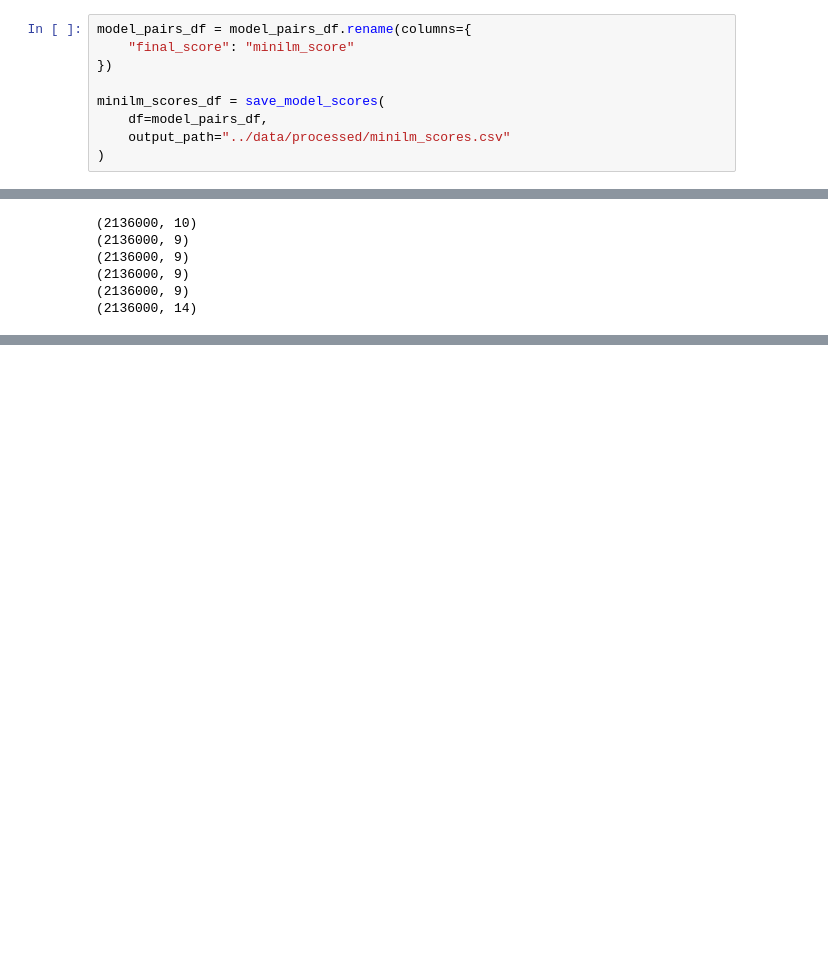
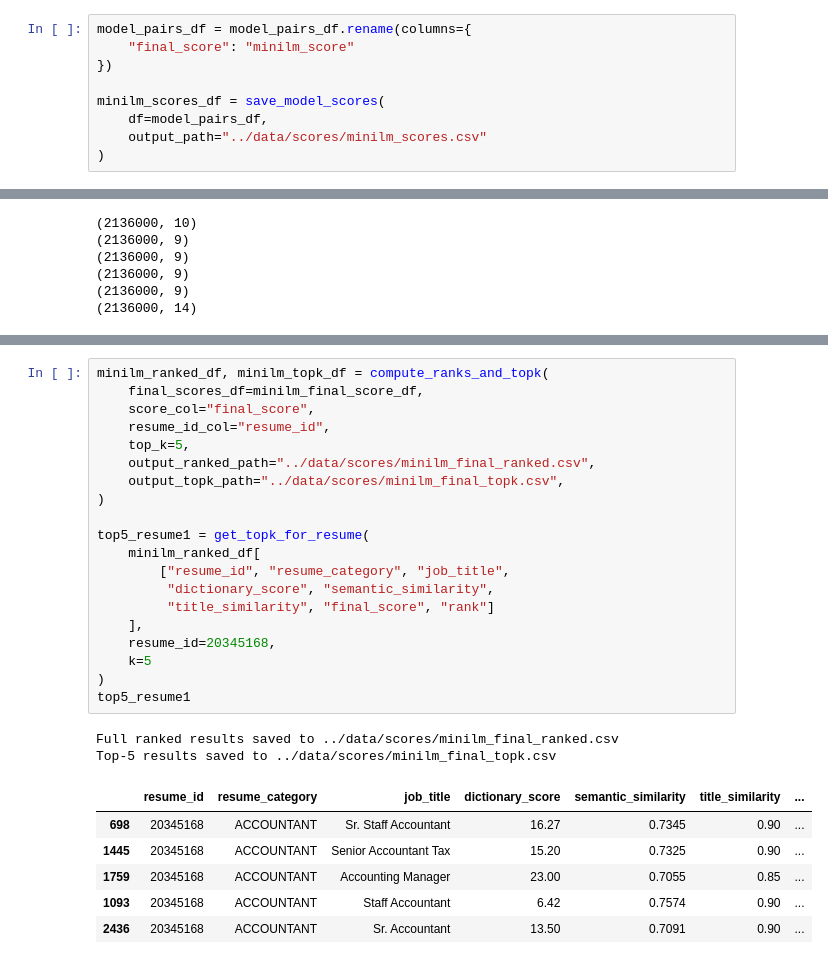
Before and after one commit to yukkigu/resume-job-matcher, a Jupyter notebook: notebooks/score.ipynb, the cells around one changed output, grey strips where cells are left out. Cells and saved outputs as stored; diff of their text form; blank space fills up the shorter version.

```diff
--- a/notebooks/score.ipynb
+++ b/notebooks/score.ipynb
@@ -145,6 +151,6 @@ model_pairs_df = model_pairs_df.rename(columns={
 
 minilm_scores_df = save_model_scores(
     df=model_pairs_df,
-    output_path="../data/processed/minilm_scores.csv"
+    output_path="../data/scores/minilm_scores.csv"
 )
 # %% [output]
@@ -379,3 +398,32 @@ Top-5 results saved to ../data/processed/final_topk.csv
 | 1759 | 20345168 | ACCOUNTANT | Accounting Manager | 23.00 | 0.7845 | 0.85 | ... |
 | 1445 | 20345168 | ACCOUNTANT | Senior Accountant Tax | 15.20 | 0.7919 | 0.90 | ... |
 | 1188 | 20345168 | ACCOUNTANT | Property Accounting Supervisor | 21.36 | 0.7739 | 0.85 | ... |
+# %%
+minilm_ranked_df, minilm_topk_df = compute_ranks_and_topk(
+    final_scores_df=minilm_final_score_df,
+    score_col="final_score",
+    resume_id_col="resume_id",
+    top_k=5,
+    output_ranked_path="../data/scores/minilm_final_ranked.csv",
+    output_topk_path="../data/scores/minilm_final_topk.csv",
+)
+
+top5_resume1 = get_topk_for_resume(
+    minilm_ranked_df[
+        ["resume_id", "resume_category", "job_title",
+         "dictionary_score", "semantic_similarity",
+         "title_similarity", "final_score", "rank"]
+    ],
+    resume_id=20345168,
+    k=5
+)
+top5_resume1
+# %% [output]
+Full ranked results saved to ../data/scores/minilm_final_ranked.csv
+Top-5 results saved to ../data/scores/minilm_final_topk.csv
+|  | resume_id | resume_category | job_title | dictionary_score | semantic_similarity | title_similarity | ... |
+| 698 | 20345168 | ACCOUNTANT | Sr. Staff Accountant | 16.27 | 0.7345 | 0.90 | ... |
+| 1445 | 20345168 | ACCOUNTANT | Senior Accountant Tax | 15.20 | 0.7325 | 0.90 | ... |
+| 1759 | 20345168 | ACCOUNTANT | Accounting Manager | 23.00 | 0.7055 | 0.85 | ... |
+| 1093 | 20345168 | ACCOUNTANT | Staff Accountant | 6.42 | 0.7574 | 0.90 | ... |
+| 2436 | 20345168 | ACCOUNTANT | Sr. Accountant | 13.50 | 0.7091 | 0.90 | ... |
```
Also changed, not shown: parts of 11 cells of this notebook, 1 other file.
